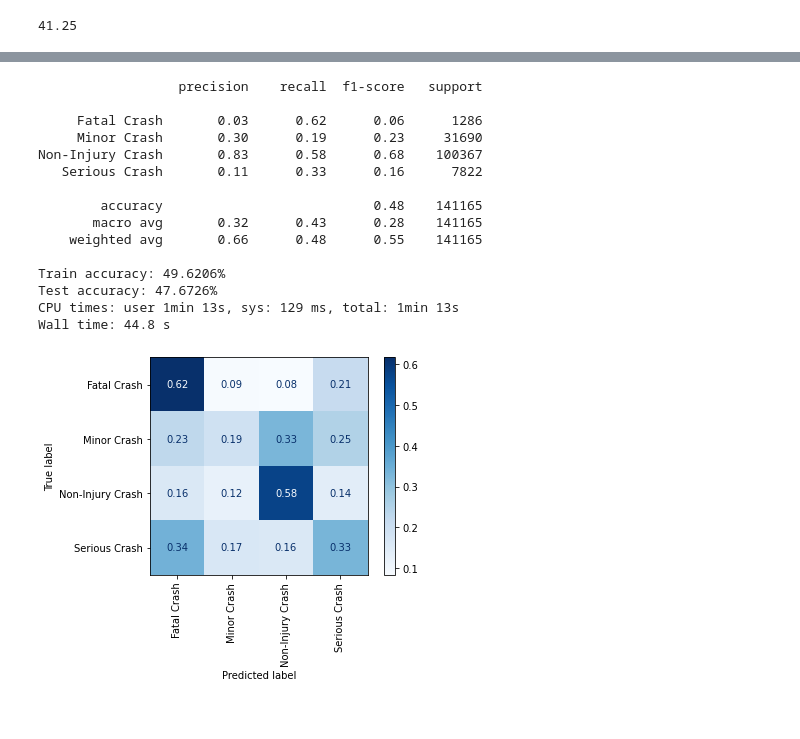
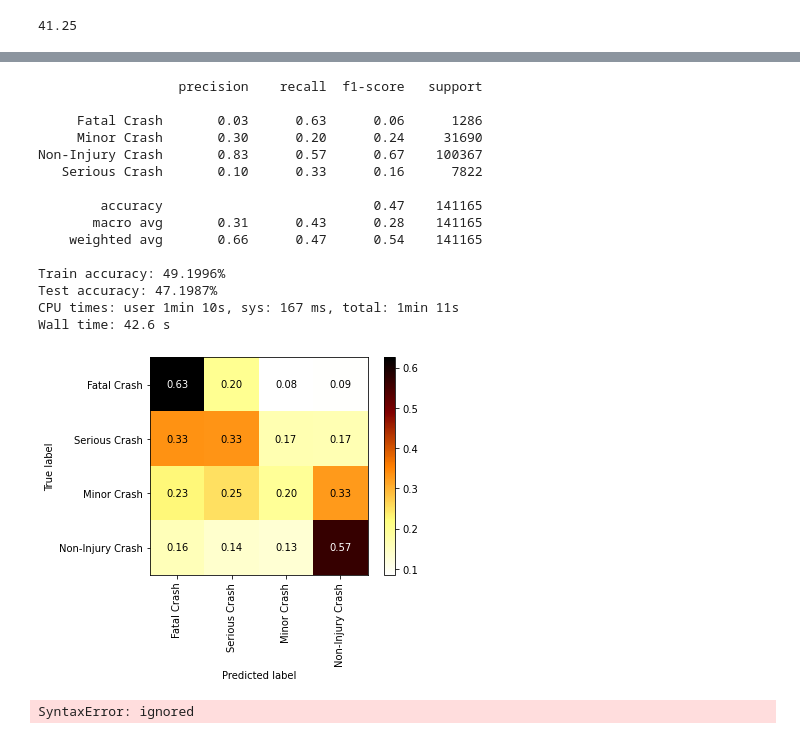
Before and after one commit to AaronReichert/build-week-2, a Jupyter notebook: crash.ipynb, the cells around one changed output, grey strips where cells are left out. Drawn from its saved outputs; the diff is of its cells as text; code cells hidden in the pictures.

```diff
--- a/crash.ipynb
+++ b/crash.ipynb
@@ -732,38 +695,67 @@ Wall time: 1min 14s
 # %%
 %%time
 pipeline = make_pipeline(
     ce.ordinal.OrdinalEncoder(),
     XGBClassifier(n_estimators=100, random_state=42, n_jobs=-1,max_depth=4,min_child_weight=.5,subsample=.05,colsample_bytree=.1,learning_rate=.05)
 )
 
 pipeline.fit(X_train_over_under, y_train_over_under)
 
 print(classification_report(y_test, pipeline.predict(X_test)))
 
 print(f'Train accuracy: {pipeline.score(X_train, y_train):.4%}')
 print(f'Test accuracy: {pipeline.score(X_test, y_test):.4%}')
 plot_confusion_matrix(pipeline, X_test, y_test,
+                      labels=['Fatal Crash','Serious Crash','Minor Crash','Non-Injury Crash'],
                       xticks_rotation='vertical',
                       normalize='true',
                       values_format='.2f',
-                      cmap='Blues');
+                      cmap='afmhot_r');
 # %% [output]
                   precision    recall  f1-score   support
 
-     Fatal Crash       0.03      0.62      0.06      1286
-     Minor Crash       0.30      0.19      0.23     31690
-Non-Injury Crash       0.83      0.58      0.68    100367
-   Serious Crash       0.11      0.33      0.16      7822
+     Fatal Crash       0.03      0.63      0.06      1286
+     Minor Crash       0.30      0.20      0.24     31690
+Non-Injury Crash       0.83      0.57      0.67    100367
+   Serious Crash       0.10      0.33      0.16      7822
 
-        accuracy                           0.48    141165
-       macro avg       0.32      0.43      0.28    141165
-    weighted avg       0.66      0.48      0.55    141165
+        accuracy                           0.47    141165
+       macro avg       0.31      0.43      0.28    141165
+    weighted avg       0.66      0.47      0.54    141165
 
-Train accuracy: 49.6206%
-Test accuracy: 47.6726%
-CPU times: user 1min 13s, sys: 129 ms, total: 1min 13s
-Wall time: 44.8 s
+Train accuracy: 49.1996%
+Test accuracy: 47.1987%
+CPU times: user 1min 10s, sys: 167 ms, total: 1min 11s
+Wall time: 42.6 s
-[figure, old version]
+[figure, new version]
+# %%
+bounds = [0,1]
+plot_confusion_matrix(pipeline, X_test, y_test,
+                      labels=['Fatal Crash','Serious Crash','Minor Crash','Non-Injury Crash'],
+                      xticks_rotation='vertical',
+                      normalize='true',
+                      values_format='.2f',
+                      mpl.colors.BoundaryNorm(bounds, cmap.N)
+)
+
+# fig, ax = plt.subplots(figsize=(6, 1))
+# fig.subplots_adjust(bottom=0.5)
+
+# plot_confusion_matrix(pipeline, X_test, y_test,
+#                       labels=['Fatal Crash','Serious Crash','Minor Crash','Non-Injury Crash'],
+#                       xticks_rotation='vertical',
+#                       normalize='true',
+#                       values_format='.2f',
+#                       cmap='afmhot_r');
+
+# bounds = [1, 2, 4, 7, 8]
+# norm = mpl.colors.BoundaryNorm(bounds, cmap.N)
+# fig.colorbar(
+#     mpl.cm.ScalarMappable(cmap=cmap, norm=norm),
+#     cax=ax,
+#     boundaries=[0] + bounds + [13],
+# %% [output]
+SyntaxError: ignored
 # %%
 rf = pipeline.named_steps['xgbclassifier']
 importances = pd.Series(rf.feature_importances_, X_train.columns)
```
Also changed, not shown: parts of 32 cells of this notebook.
